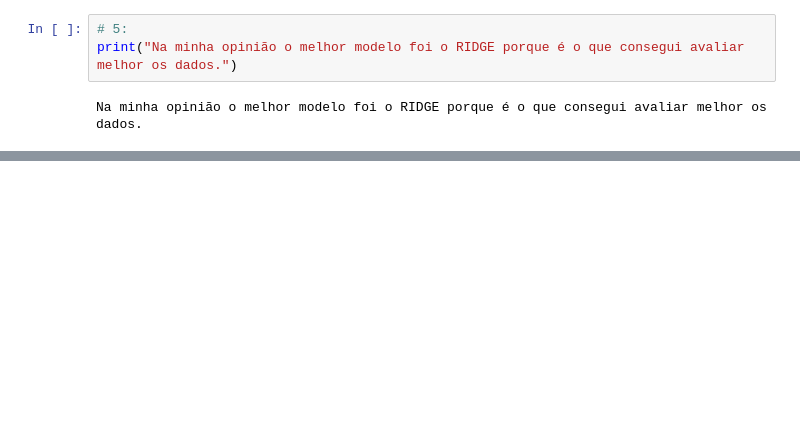
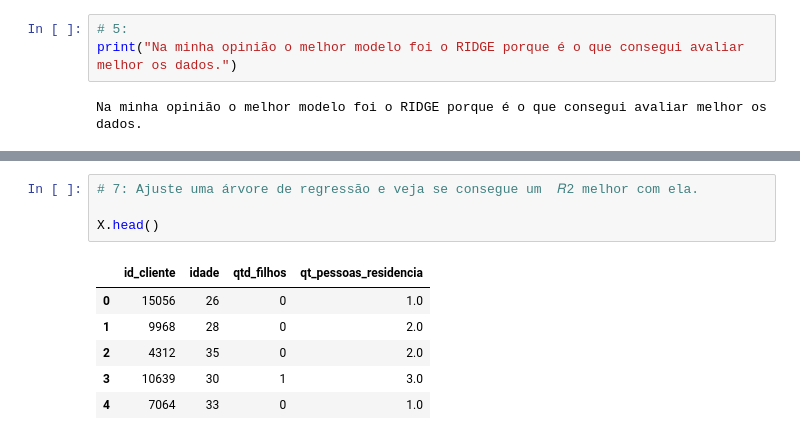
Before and after one commit to victortintel/ex2_modulo13_regressao2-, a Jupyter notebook: ex2_victor_tintel_mod_13.ipynb, the cells around one changed output, grey strips where cells are left out. Cells and saved outputs as stored; diff of their text form; blank space fills up the shorter version.

```diff
--- a/ex2_victor_tintel_mod_13.ipynb
+++ b/ex2_victor_tintel_mod_13.ipynb
@@ -490,0 +670,11 @@ Na minha opinião o melhor modelo foi o RIDGE porque é o que consegui avaliar m
+# %%
+# 7: Ajuste uma árvore de regressão e veja se consegue um  𝑅2 melhor com ela.
+
+X.head()
+# %% [output]
+|  | id_cliente | idade | qtd_filhos | qt_pessoas_residencia |
+| 0 | 15056 | 26 | 0 | 1.0 |
+| 1 | 9968 | 28 | 0 | 2.0 |
+| 2 | 4312 | 35 | 0 | 2.0 |
+| 3 | 10639 | 30 | 1 | 3.0 |
+| 4 | 7064 | 33 | 0 | 1.0 |
```
Also changed, not shown: parts of 13 cells of this notebook.
